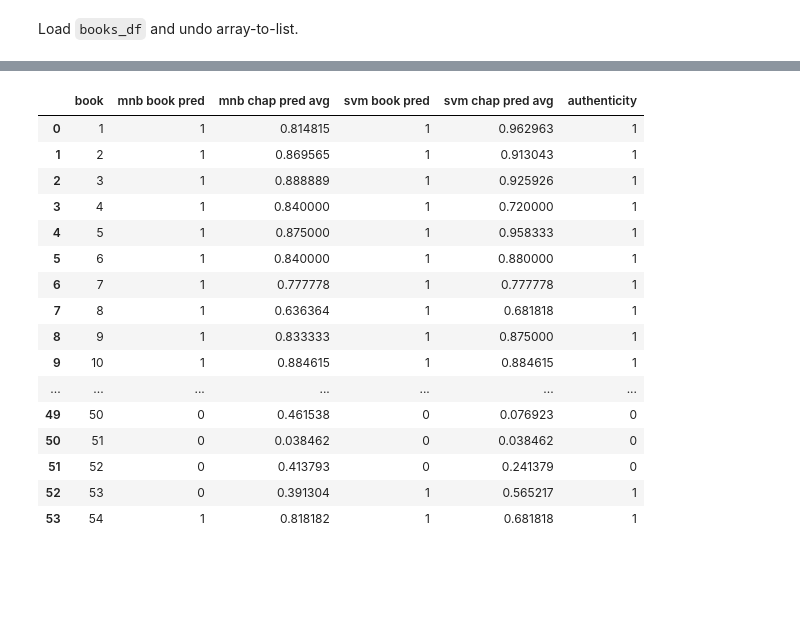
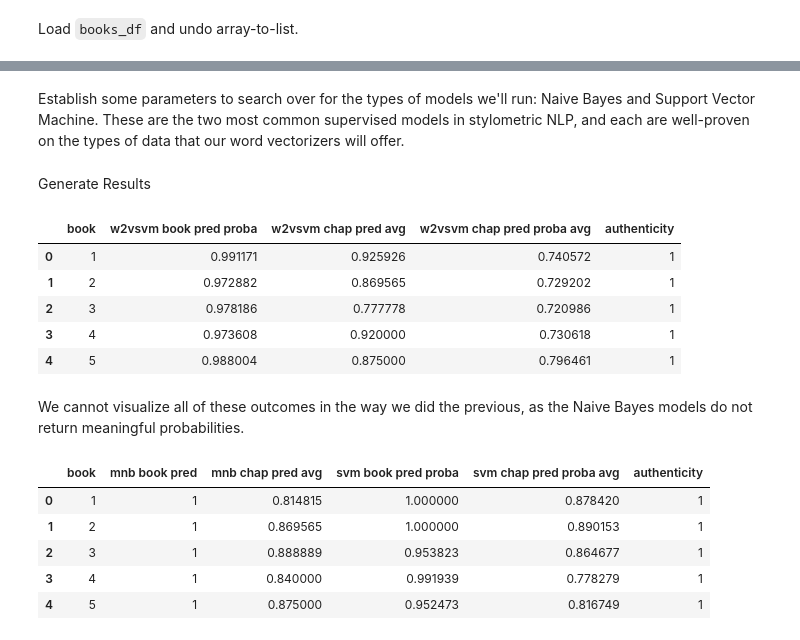
Before and after one commit to EthanHenley/animorphs-authenticity, a Jupyter notebook: code/04_classifiers_on_words.ipynb, the cells around one changed output, grey strips where cells are left out. Cells and saved outputs as stored; diff of their text form; code cells hidden in the pictures; blank space fills up the shorter version.

```diff
--- a/code/04_classifiers_on_words.ipynb
+++ b/code/04_classifiers_on_words.ipynb
@@ -85,27 +114,7 @@ def tvec_all(df, col, max_features=100):
-# %%
-def do_gs(model, params, X, y): # do gridsearch
-    # adapted from David at https://stackoverflow.com/questions/34624978
-
-    best_score = -1
-    best_p = {}
-
-    for p in ParameterGrid(params):
-
-        model.set_params(**p)
-        model.fit(X,y)
-
-        if model.score(X,y) > best_score:
-            best_score = model.score(X,y)
-            best_p = p
-
-    model.set_params(**best_p)
-    model.fit(X,y)
-
-    return model
 # %%
 max_features = 500
 # %%
-def p1o_book(book_out, model, params, books_df=books_df):
+def p1o_book(book_out, model, params, books_df=books_df): # predict 1 out
 
     train_inds = books_df['book'] != book_out
     test_inds = books_df['book'] == book_out
@@ -118,7 +127,7 @@ def p1o_book(book_out, model, params, books_df=books_df):
     X_b_test = vec_df.loc[test_inds]
 
     model = do_gs(model, params, X_b, y_b)
-    return model.predict(X_b_test)
+    return (model.predict(X_b_test), model.predict_proba(X_b_test)[:,1])
 # %%
 def p1o_chap(book_out, model, params, chaps_df=chaps_df): # predict 1 out
 
@@ -134,7 +143,10 @@ def p1o_chap(book_out, model, params, chaps_df=chaps_df): # predict 1 out
 
     model = do_gs(model, params, X_c, y_c)
 #     print(f'book {book_out} complete')
-    return np.mean(model.predict(X_c_test))
+    return (np.mean(model.predict(X_c_test)),
+            np.mean(model.predict_proba(X_c_test)[:,1]))
+# %% [markdown]
+Establish some parameters to search over for the types of models we'll run: Naive Bayes and Support Vector Machine. These are the two most common supervised models in stylometric NLP, and each are well-proven on the types of data that our word vectorizers will offer.
 # %%
 mnb_params = {'alpha':np.logspace(-3,0,4)}
 mnb = MultinomialNB()
@@ -148,13 +160,16 @@ svm_params = {
 }
 svm = SVC(random_state=seed, gamma='scale',
           max_iter=5e4, probability=True)
+# %% [markdown]
+Generate Results
 # %%
 new_results = pd.DataFrame({'book':range(1,55)})
 new_results['mnb book pred'] = new_results['book'].map(
-    lambda b:p1o_book(b, mnb, mnb_params)[0])
+    lambda b:p1o_book(b, mnb, mnb_params)[0][0])
 new_results['mnb chap pred avg'] = new_results['book'].map(
-    lambda b:p1o_chap(b, mnb, mnb_params))
-new_results['svm book pred'] = new_results['book'].map(
-    lambda b:p1o_book(b, svm, svm_params)[0])
-new_results['svm chap pred avg'] = new_results['book'].map(
-    lambda b:p1o_chap(b, svm, svm_params))
+    lambda b:p1o_chap(b, mnb, mnb_params)[0])
+new_results['svm book pred proba'] = new_results['book'].map(
+    lambda b:p1o_book(b, svm, svm_params)[1][0])
+new_results['svm chap pred proba avg'] = new_results['book'].map(
+    lambda b:p1o_chap(b, svm, svm_params)[1])
+new_results['authenticity'] = books_df['authenticity']
@@ -163,20 +176,20 @@ new_results['authenticity'] = books_df['authenticity']
+# %%
+old_results.head()
+# %% [output]
+|  | book | w2vsvm book pred proba | w2vsvm chap pred avg | w2vsvm chap pred proba avg | authenticity |
+| 0 | 1 | 0.991171 | 0.925926 | 0.740572 | 1 |
+| 1 | 2 | 0.972882 | 0.869565 | 0.729202 | 1 |
+| 2 | 3 | 0.978186 | 0.777778 | 0.720986 | 1 |
+| 3 | 4 | 0.973608 | 0.920000 | 0.730618 | 1 |
+| 4 | 5 | 0.988004 | 0.875000 | 0.796461 | 1 |
+# %% [markdown]
+We cannot visualize all of these outcomes in the way we did the previous, as the Naive Bayes models do not return meaningful probabilities.
 # %%
-new_results
+new_results.head()
 # %% [output]
-|  | book | mnb book pred | mnb chap pred avg | svm book pred | svm chap pred avg | authenticity |
-| 0 | 1 | 1 | 0.814815 | 1 | 0.962963 | 1 |
-| 1 | 2 | 1 | 0.869565 | 1 | 0.913043 | 1 |
-| 2 | 3 | 1 | 0.888889 | 1 | 0.925926 | 1 |
-| 3 | 4 | 1 | 0.840000 | 1 | 0.720000 | 1 |
-| 4 | 5 | 1 | 0.875000 | 1 | 0.958333 | 1 |
-| 5 | 6 | 1 | 0.840000 | 1 | 0.880000 | 1 |
-| 6 | 7 | 1 | 0.777778 | 1 | 0.777778 | 1 |
-| 7 | 8 | 1 | 0.636364 | 1 | 0.681818 | 1 |
-| 8 | 9 | 1 | 0.833333 | 1 | 0.875000 | 1 |
-| 9 | 10 | 1 | 0.884615 | 1 | 0.884615 | 1 |
-| ... | ... | ... | ... | ... | ... | ... |
-| 49 | 50 | 0 | 0.461538 | 0 | 0.076923 | 0 |
-| 50 | 51 | 0 | 0.038462 | 0 | 0.038462 | 0 |
-| 51 | 52 | 0 | 0.413793 | 0 | 0.241379 | 0 |
-| 52 | 53 | 0 | 0.391304 | 1 | 0.565217 | 1 |
-| 53 | 54 | 1 | 0.818182 | 1 | 0.681818 | 1 |
+|  | book | mnb book pred | mnb chap pred avg | svm book pred proba | svm chap pred proba avg | authenticity |
+| 0 | 1 | 1 | 0.814815 | 1.000000 | 0.878420 | 1 |
+| 1 | 2 | 1 | 0.869565 | 1.000000 | 0.890153 | 1 |
+| 2 | 3 | 1 | 0.888889 | 0.953823 | 0.864677 | 1 |
+| 3 | 4 | 1 | 0.840000 | 0.991939 | 0.778279 | 1 |
+| 4 | 5 | 1 | 0.875000 | 0.952473 | 0.816749 | 1 |
```
Also changed, not shown: parts of 35 cells of this notebook, 10 other files.
